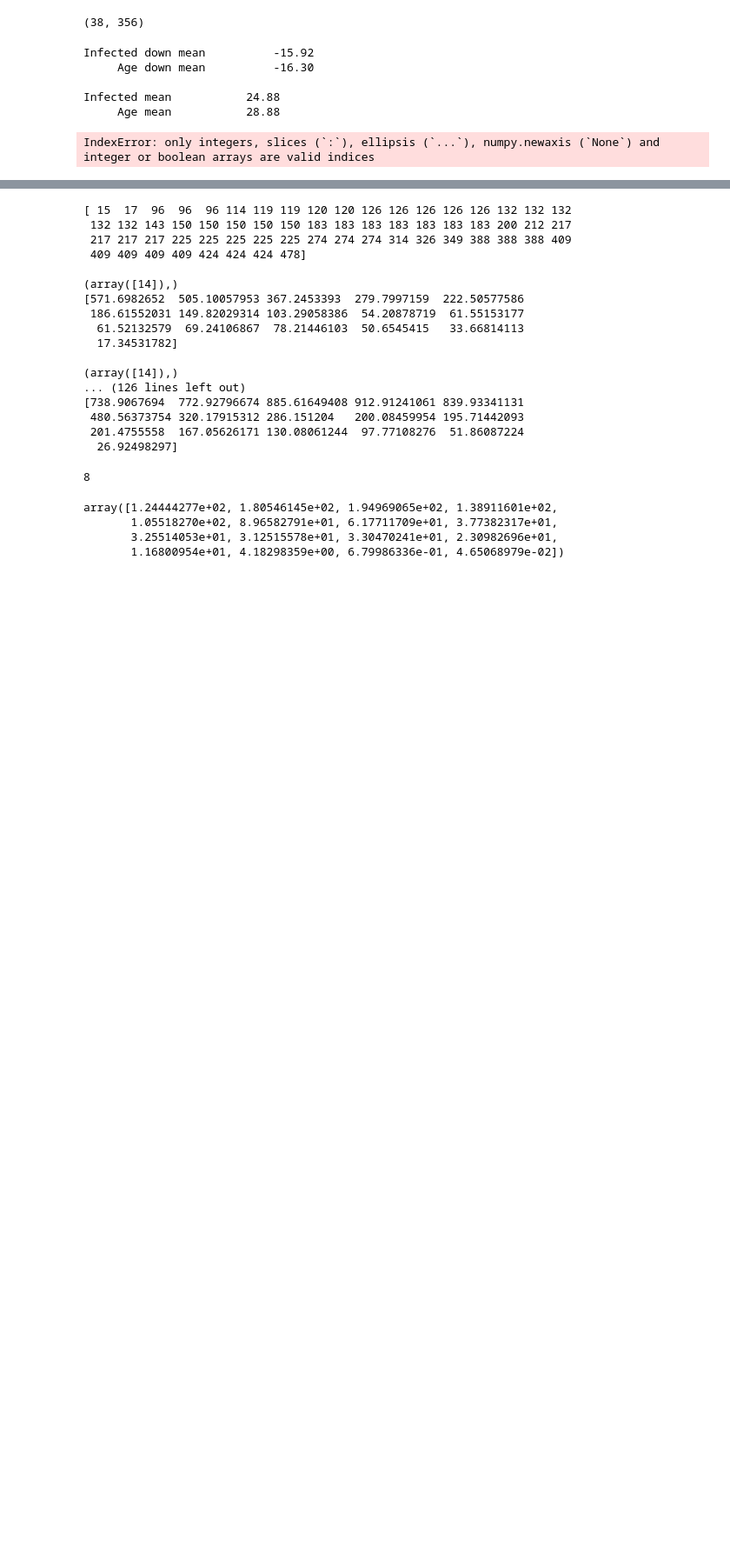
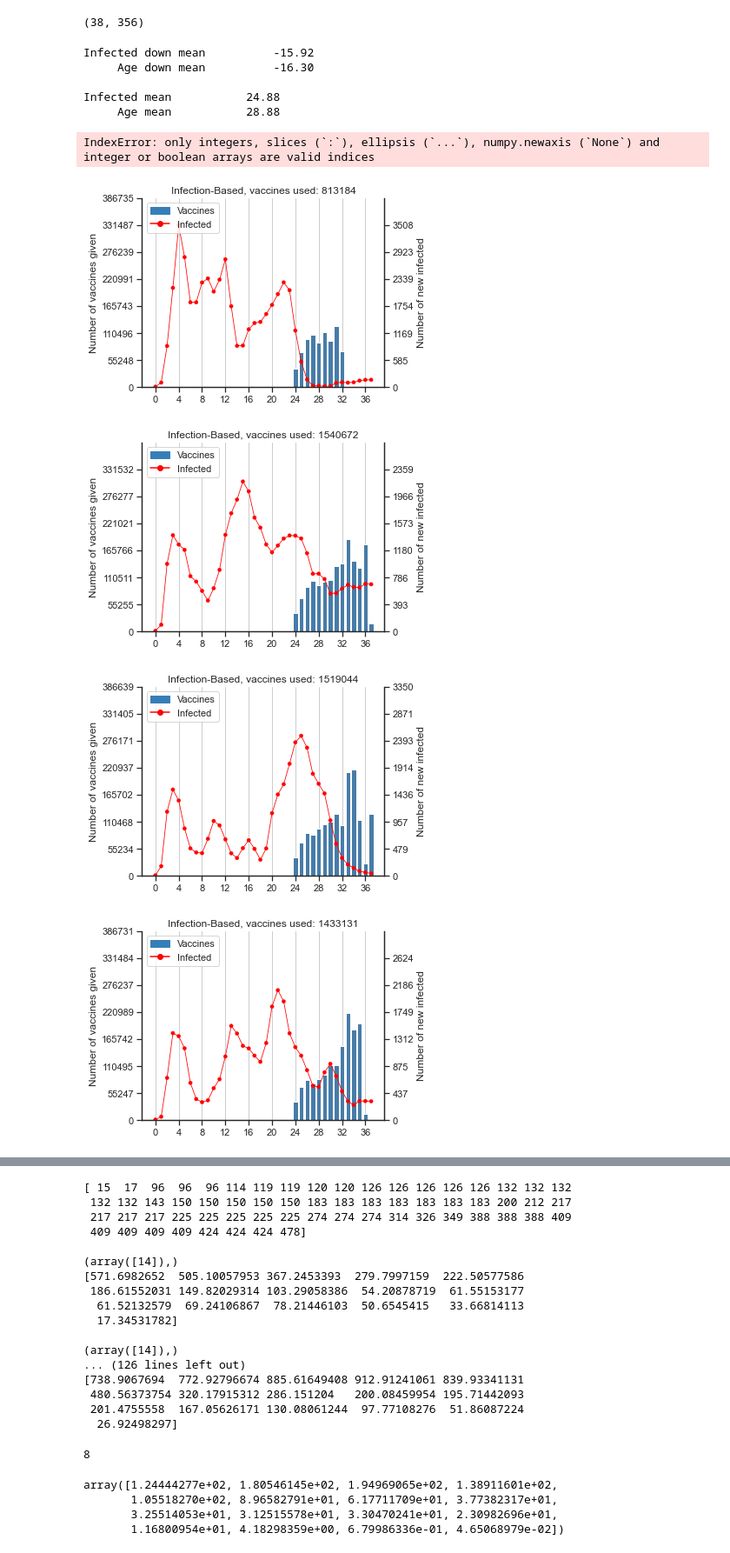
Before and after one commit to bendiknordeng/Epidemiologic-Strategies, a Jupyter notebook: notebooks/plot_results.ipynb, the cells around one changed output, grey strips where cells are left out. Shown at 87% size. Saved outputs shown, nothing was run; the diff lists cells and outputs as text; code cells hidden in the pictures; blank space fills up the shorter version.

```diff
--- a/notebooks/plot_results.ipynb
+++ b/notebooks/plot_results.ipynb
@@ -797,7 +797,7 @@ key = "Infection-Based"
 key2 = "Age-Based"
 simulations = np.argsort(-infected[key])
 sims = np.concatenate((simulations[:10], simulations[-10:]))
-for s in sims:
+for s in sims[-5:]:
     vaccine_infection = np.diff(np.sum(results[key][8][s,:,:], axis=1), prepend=0)
     vaccine_other = np.diff(np.sum(results[key2][8][s,:,:], axis=1), prepend=0)
     max_vaccine = np.max([np.max(vaccine_other),np.max(vaccine_infection)])
@@ -809,41 +809,50 @@ for s in sims:
     p1 = mpatches.Patch(color=colors[1], label='Vaccines')
     p2 = mlines.Line2D([], [], color='red', marker='o', markersize=6, label='Infected')
 
-    fig, axs = plt.subplots(nrows=1, ncols=2, figsize=(5*5,5), sharex=True)
+    fig, axs = plt.subplots(figsize=(5,4), sharex=True)
 
-    ax1 = axs[0]
+    ax1 = axs
     sns.barplot(np.arange(nr_weeks), vaccine_infection, ax=ax1, color=colors[1])
-    ax1.set_title(key + f", Vaccines used: {int(np.sum(vaccine_infection))}")
+    ax1.set_title(key + f", vaccines used: {int(np.sum(vaccine_infection))}")
     ax1.set_ylabel("Number of vaccines given")
     ax1.set_yticks(np.arange(max_vaccine + max_vaccine/6, step=max_vaccine/6))
     ax1.set_ylim(bottom=0, top=max_vaccine+ max_vaccine/6)
     ax1.set_xticks(np.arange(nr_weeks, step=4))
     ax1.spines['top'].set_visible(False)
     ax1.xaxis.grid()
     ax1_2 = ax1.twinx()
+    ax1_2.set_ylabel("Number of new infected")
     ax1_2.spines['top'].set_visible(False)
     sns.scatterplot(np.arange(nr_weeks), infected_infection, ax=ax1_2, color='red', size=1, edgecolor='red')
     sns.lineplot(np.arange(nr_weeks), infected_infection, ax=ax1_2, color='red',lw=0.8)
     ax1_2.set_yticks(np.arange(max_infected + max_infected/6, step=(max_infected/6)))
     ax1_2.set_ylim(bottom=0, top=max_infected + max_infected/6)
     plt.legend(handles=[p1, p2], loc="upper left")
+    plt.show()
+    fig.savefig(f"../plots/domestic_infection_vaccination/simulation {s}.png", dpi=200)
 
-    ax2 = axs[1]
+    fig, axs = plt.subplots(figsize=(5,4), sharex=True)
+    ax2 = axs
     sns.barplot(np.arange(nr_weeks), vaccine_other, ax=ax2, color=colors[1])
     ax2.set_title(key2 + f", Vaccines used: {int(np.sum(vaccine_other))}")
     ax2.set_yticks(np.arange(max_vaccine + max_vaccine/6, step=max_vaccine/6))
     ax2.set_ylim(bottom=0, top=max_vaccine+ max_vaccine/6)
     ax2.set_xticks(np.arange(nr_weeks, step=4))
     ax2.spines['top'].set_visible(False)
     ax2.xaxis.grid()
     ax2_2 = ax2.twinx()
     ax2_2.spines['top'].set_visible(False)
     sns.scatterplot(np.arange(nr_weeks), infected_other, ax=ax2_2, color='red', size=1, edgecolor='red')
     sns.lineplot(np.arange(nr_weeks), infected_other, ax=ax2_2, color='red', lw=0.8)
     ax2_2.set_yticks(np.arange(max_infected + max_infected/6, step=(max_infected/6)))
     ax2_2.set_ylim(bottom=0, top=max_infected + max_infected/6)
     ax2_2.set_ylabel("Number of new infected")
     plt.legend(handles=[p1, p2], loc="upper left")
     plt.suptitle(f"Simulation nr {s}")
-    fig.savefig(f"../plots/domestic_infection_vaccination/simulation {s}.png")
+
     plt.close()
+# %% [output]
+[figure, added]
+[figure, added]
+[figure, added]
+[figure, added]
```
Also changed, not shown: parts of 1 cell of this notebook.
